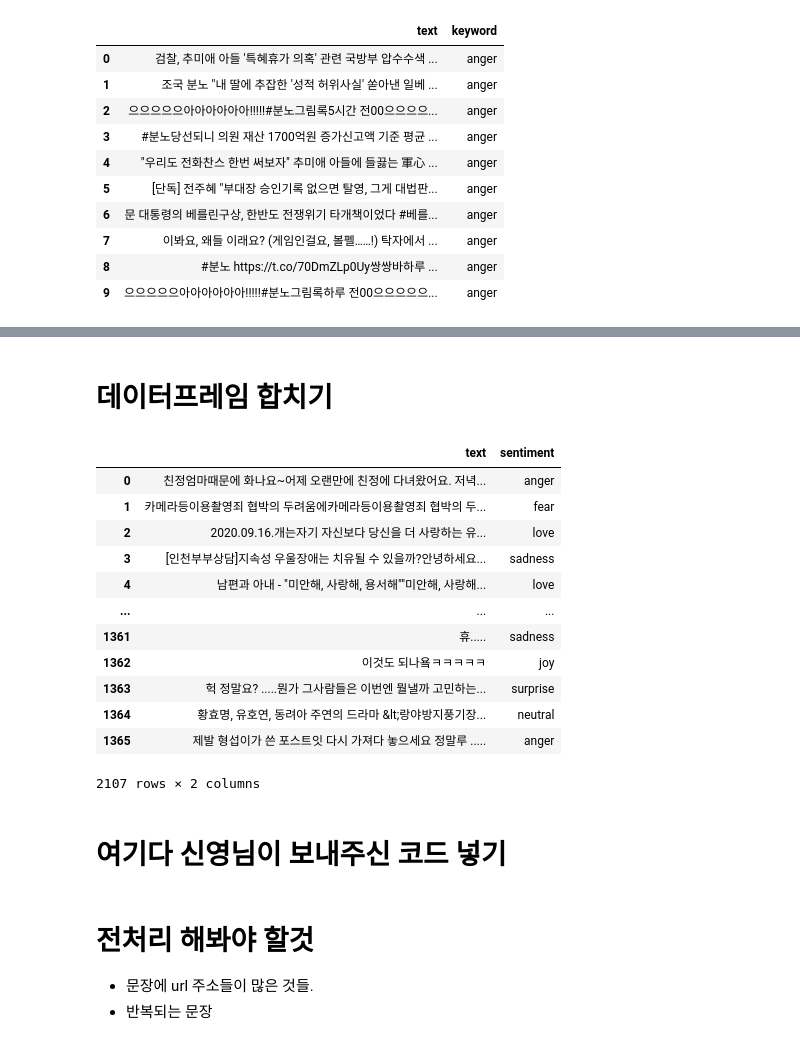
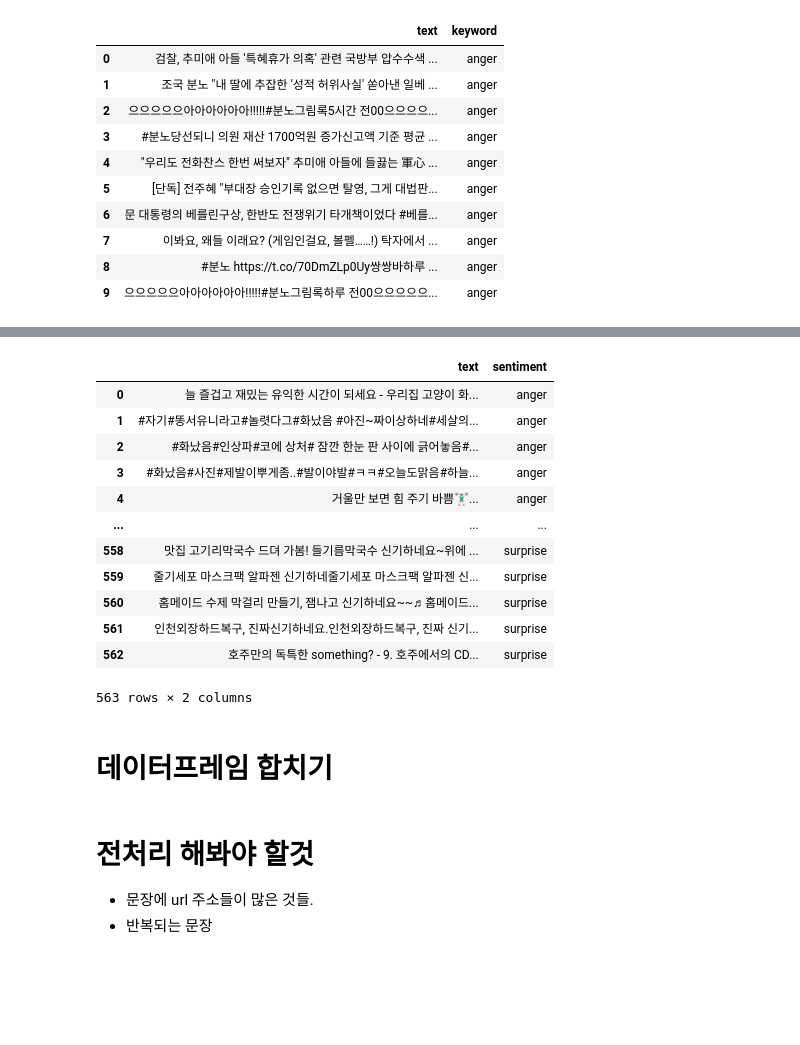
Before and after one commit to aloha-project-team/feelm, a Jupyter notebook: save_load_model/taglive_data.ipynb, the cells around one changed output, grey strips where cells are left out. Cells and saved outputs as stored; diff of their text form; code cells hidden in the pictures; blank space fills up the shorter version.

```diff
--- a/save_load_model/taglive_data.ipynb
+++ b/save_load_model/taglive_data.ipynb
@@ -54,27 +63,32 @@ df1.sentiment.value_counts()
+# %%
+df2 = pd.read_csv("/content/drive/My Drive/origin_tag_live.csv")
+df2 = df2[["text", "keyword"]]
+df2.columns = ["text", "sentiment"]
+
+df2
+# %% [output]
+|  | text | sentiment |
+| 0 | 늘 즐겁고 재밌는 유익한 시간이 되세요 - 우리집 고양이 화... | anger |
+| 1 | #자기#똥서유니라고#놀렷다그#화났음 #아진~짜이상하네#세살의... | anger |
+| 2 | #화났음#인상파#코에 상처# 잠깐 한눈 판 사이에 긁어놓음#... | anger |
+| 3 | #화났음#사진#제발이뿌게좀..#발이야발#ㅋㅋ#오늘도맑음#하늘... | anger |
+| 4 | 거울만 보면 힘 주기 바쁨🏋🏻‍♂... | anger |
+| ... | ... | ... |
+| 558 | 맛집 고기리막국수 드뎌 가봄! 들기름막국수 신기하네요~위에 ... | surprise |
+| 559 | 줄기세포 마스크팩 알파젠 신기하네줄기세포 마스크팩 알파젠 신... | surprise |
+| 560 | 홈메이드 수제 막걸리 만들기, 잼나고 신기하네요~~♬홈메이드... | surprise |
+| 561 | 인천외장하드복구, 진짜신기하네요.인천외장하드복구, 진짜 신기... | surprise |
+| 562 | 호주만의 독특한 something? - 9. 호주에서의 CD... | surprise |
+563 rows × 2 columns
 # %% [markdown]
 # 데이터프레임 합치기
 # %%
 # df + df1 데이터프레임 합치기.
 df = df.append(df1)
+df = df.append(df2)
-# %% [output]
-|  | text | sentiment |
-| 0 | 친정엄마때문에 화나요~어제 오랜만에 친정에 다녀왔어요. 저녁... | anger |
-| 1 | 카메라등이용촬영죄 협박의 두려움에카메라등이용촬영죄 협박의 두... | fear |
-| 2 | 2020.09.16.개는자기 자신보다 당신을 더 사랑하는 유... | love |
-| 3 | [인천부부상담]지속성 우울장애는 치유될 수 있을까?안녕하세요... | sadness |
-| 4 | 남편과 아내 - "미안해, 사랑해, 용서해""미안해, 사랑해... | love |
-| ... | ... | ... |
-| 1361 | 휴..... | sadness |
-| 1362 | 이것도 되나욬ㅋㅋㅋㅋㅋ | joy |
-| 1363 | 헉 정말요? .....뭔가 그사람들은 이번엔 뭘낼까 고민하는... | surprise |
-| 1364 | 황효명, 유호연, 동려아 주연의 드라마 &lt;랑야방지풍기장... | neutral |
-| 1365 | 제발 형섭이가 쓴 포스트잇 다시 가져다 놓으세요 정말루 ..... | anger |
-2107 rows × 2 columns
 # %%
 # 데이터 프레임 셔플
 df = df.sample(frac=1, random_state=42).reset_index(drop=True)
-# %% [markdown]
-# 여기다 신영님이 보내주신 코드 넣기
 # %% [markdown]
 # 전처리 해봐야 할것
 - 문장에 url 주소들이 많은 것들.
```
Also changed, not shown: parts of 38 cells of this notebook.
